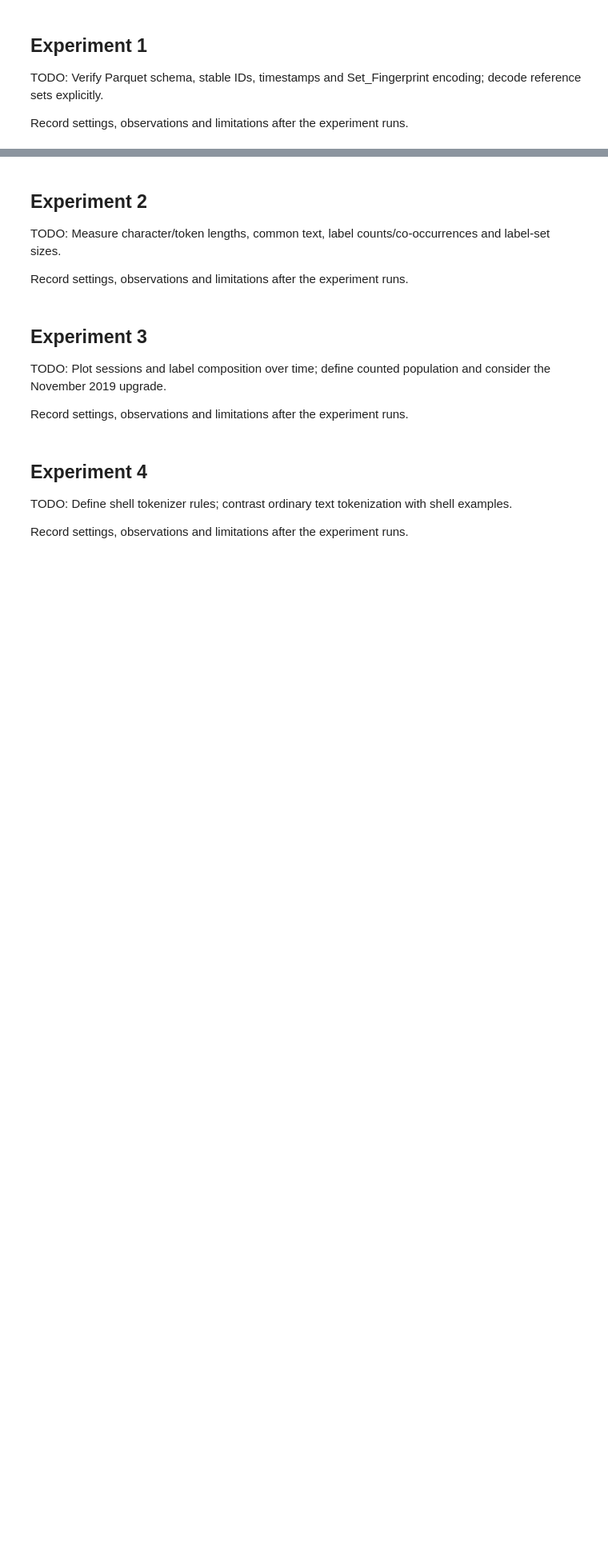
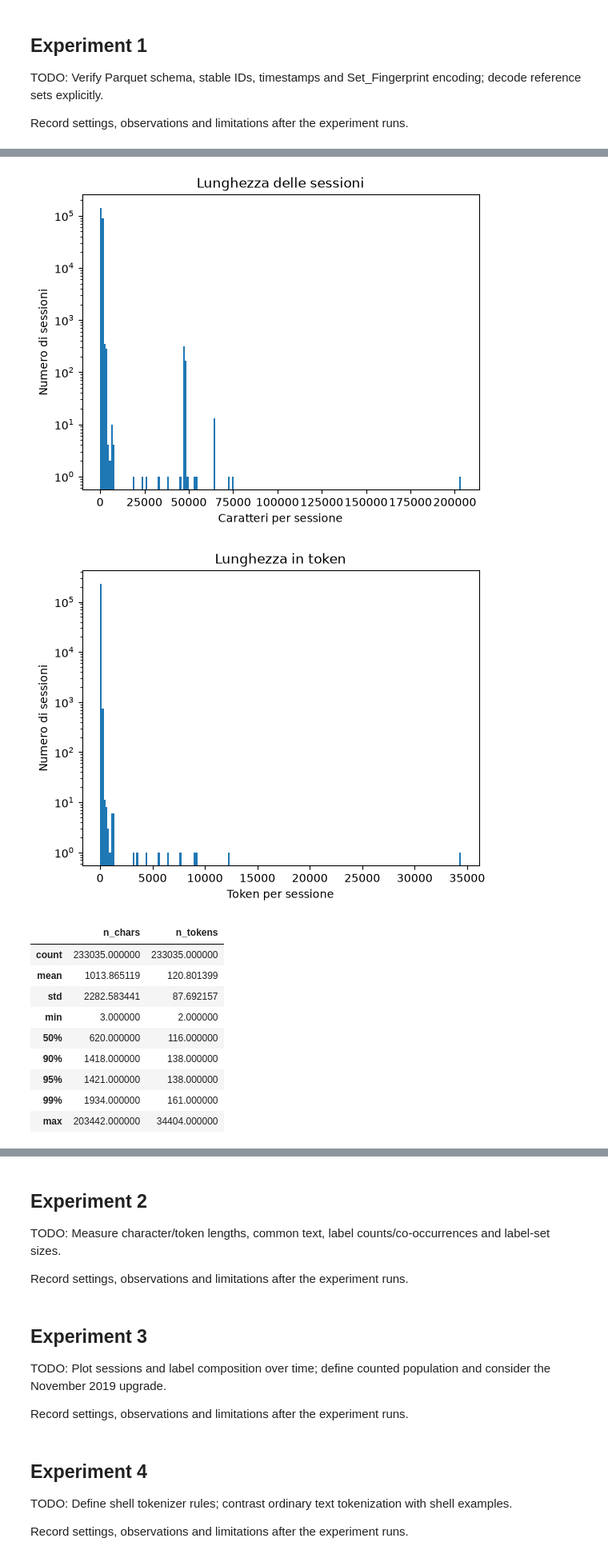
Before and after one commit to grabls/proj6_ml4n, a Jupyter notebook: notebooks/01_data.ipynb, the cells around one changed output, grey strips where cells are left out. Shown at 80% size. Saved outputs shown, nothing was run; the diff lists cells and outputs as text; code cells hidden in the pictures; blank space fills up the shorter version.

```diff
--- a/notebooks/01_data.ipynb
+++ b/notebooks/01_data.ipynb
@@ -47,3 +12,19 @@ TODO: record dataset digest, selected IDs, seed, split manifest, settings, libra
 TODO: Verify Parquet schema, stable IDs, timestamps and Set_Fingerprint encoding; decode reference sets explicitly.
 
 Record settings, observations and limitations after the experiment runs.
+# %%
+from src.data import load_dataset
+try:
+    dF=load_dataset(DATA_PATH)
+    display(dF.isna().sum()) #preferibile alla print quando si visualizzano dataframe e series mentre print è preferibile per messaggi brevi
+    #btw mostra quanti campi per ogni colonna sono vuoti -> dai risultati nessuno
+    rV=dF.isna().all(axis=1).sum()
+    cV=dF.isna().all(axis=0).sum()
+    print(f"ci sono {rV} righe completamente vuote e {cV} colonne completamente vuote")
+except Exception:
+    print("ci sono problemi capo")
+    #a dF poi ci pensiamo per ora non serve perchè tutto funziona bene
+finally:
+    print ("nel bene o nel male abbiamo finito il caricamento del dataset")
+
+#poi lo rendiamo più serio
@@ -49,0 +118,32 @@ Record settings, observations and limitations after the experiment runs.
+# %%
+import matplotlib.pyplot as plt
+caratteri = dF["n_chars"]
+plt.hist(caratteri, bins=200, log=True)
+plt.xlabel("Caratteri per sessione")
+plt.ylabel("Numero di sessioni")
+plt.title("Lunghezza delle sessioni")
+plt.show()
+#distribuzione del numero di caratteri per sessione
+tok=dF["n_tokens"]
+plt.hist(tok,bins=200,log=True)
+plt.xlabel("Token per sessione")
+plt.ylabel("Numero di sessioni")
+plt.title("Lunghezza in token")
+plt.show()
+"""Quello lineare fa vedere quanto dominano le lunghezze più comuni.
+Quello logaritmico ti aiuta a vedere dove cadono le sessioni rare.
+La distribuzione dei dati è la stessa, ma i due grafici ne mettono in evidenza aspetti diversi."""
+display(dF[["n_chars", "n_tokens"]].describe(percentiles=[0.5, 0.9, 0.95, 0.99]))
+# %% [output]
+[figure, added]
+[figure, added]
+|  | n_chars | n_tokens |
+| count | 233035.000000 | 233035.000000 |
+| mean | 1013.865119 | 120.801399 |
+| std | 2282.583441 | 87.692157 |
+| min | 3.000000 | 2.000000 |
+| 50% | 620.000000 | 116.000000 |
+| 90% | 1418.000000 | 138.000000 |
+| 95% | 1421.000000 | 138.000000 |
+| 99% | 1934.000000 | 161.000000 |
+| max | 203442.000000 | 34404.000000 |
```
Also changed, not shown: parts of 7 cells of this notebook, 1 other file.
